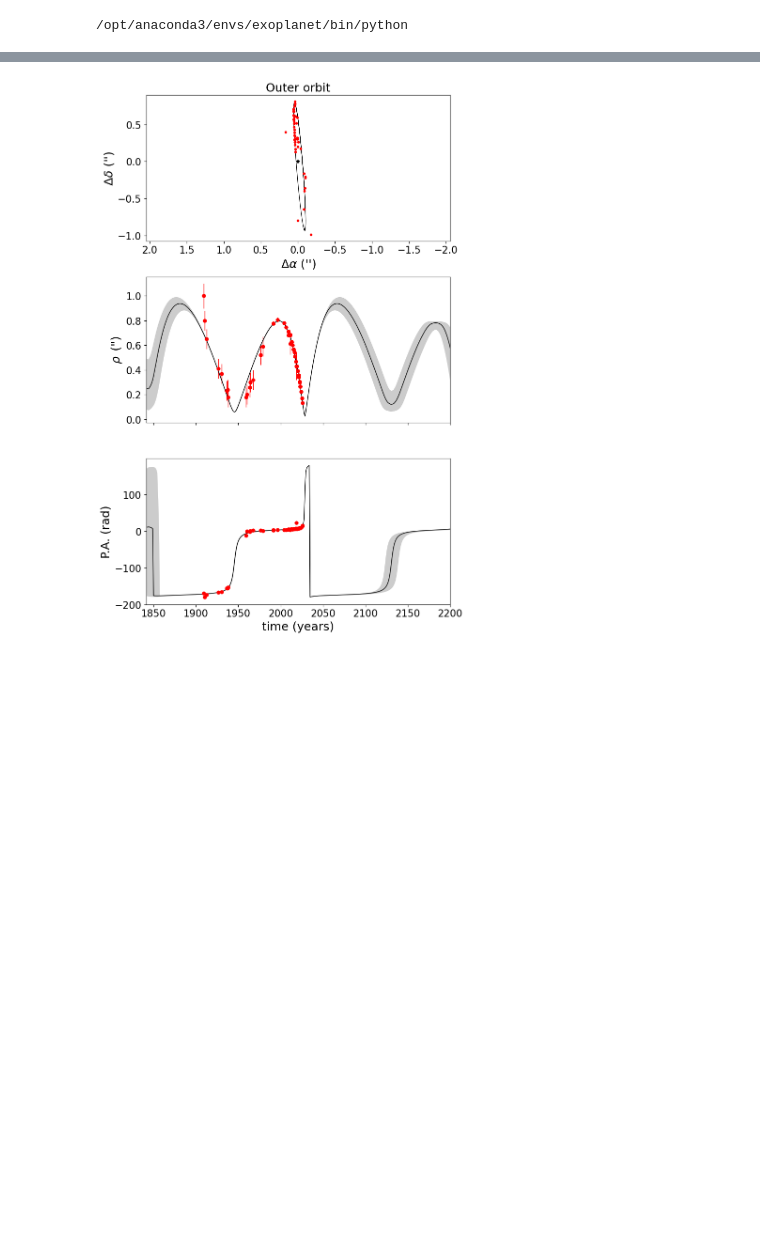
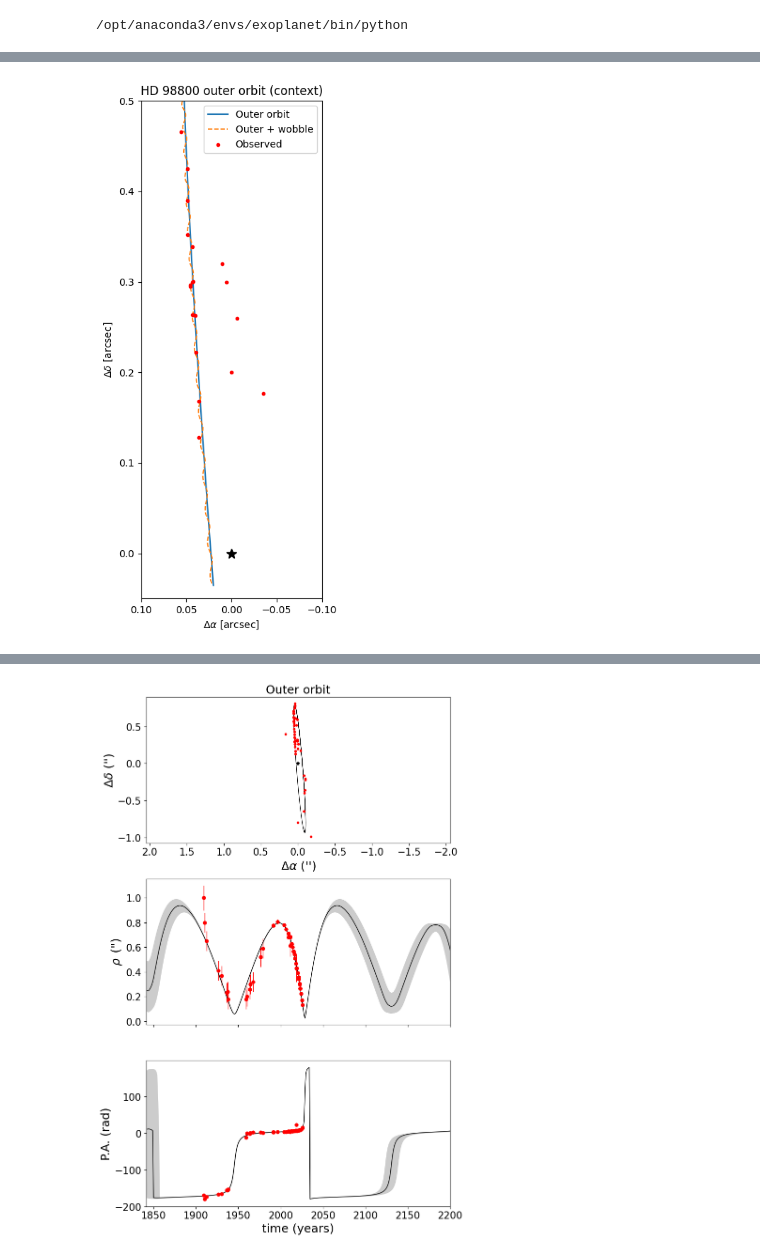
Before and after one commit to szunigaf/HD98800-orbit, a Jupyter notebook: AaAbB/AaAbB_orbit.ipynb, the cells around one changed output, grey strips where cells are left out. Drawn from its saved outputs; the diff is of its cells as text; code cells hidden in the pictures; blank space fills up the shorter version.

```diff
--- a/AaAbB/AaAbB_orbit.ipynb
+++ b/AaAbB/AaAbB_orbit.ipynb
@@ -534,3 +2639,91 @@ logp: -439.42755187266886 -> 19.873920070139285
+# %%
+# ============================================================
+# ZOOMED XY ASTROMETRY PLOT + ISOLATED WOBBLE PANEL
+# ============================================================
+#
+# The wobble amplitude is f_wobble * a_ang ~ 0.14 * 19 mas ~ 2.7 mas,
+# three orders of magnitude smaller than the outer orbit (~1 arcsec).
+# Overlaying both curves at arcsec zoom can never resolve this, no
+# matter how much you zoom in (the outer orbit sweeps out of any
+# mas-scale box within a year or two). The fix is to isolate the
+# wobble term itself (outer+wobble minus pure outer) and plot it on
+# its own mas-scale panel.
+
+#fig, (ax, ax2) = plt.subplots(nrows=1, ncols=2, figsize=(15, 7))
+fig, ax = plt.subplots(nrows=1, ncols=1, figsize=(8, 8))
+
+# ------------------------------------------------------------
+# LEFT: outer orbit with / without wobble (context view)
+# ------------------------------------------------------------
+
+ax.plot(
+    map_soln["x_save_outer_xy"],
+    map_soln["y_save_outer_xy"],
+    color="C0",
+    lw=1.5,
+    label="Outer orbit"
+)
+
+ax.plot(
+    map_soln["x_save_outer_wobble"],
+    map_soln["y_save_outer_wobble"],
+    color="C1",
+    lw=1.2,
+    ls="--",
+    label="Outer + wobble"
+)
+
+ax.scatter(
+    yd,
+    xd,
+    marker=".",
+    color="r",
+    zorder=3,
+    label="Observed"
+)
+
+ax.plot(0, 0, "k*", ms=10)
+
+ax.set_xlabel(r"$\Delta\alpha$ [arcsec]")
+ax.set_ylabel(r"$\Delta\delta$ [arcsec]")
+ax.invert_xaxis()
+ax.set_xlim(0.1, -0.1)
+ax.set_ylim(-0.05, 0.5)
+ax.set_aspect("equal", adjustable="box")
+ax.set_title("HD 98800 outer orbit (context)")
+ax.legend(loc="best")
+
+# ------------------------------------------------------------
+# RIGHT: isolated wobble contribution, in mas
+# ------------------------------------------------------------
+
+dx_wobble_mas = (
+    map_soln["x_save_outer_wobble"] - map_soln["x_save_outer_xy"]
+) * 1000
+
+dy_wobble_mas = (
+    map_soln["y_save_outer_wobble"] - map_soln["y_save_outer_xy"]
+) * 1000
+
+#ax2.plot(dx_wobble_mas, dy_wobble_mas, color="C1", lw=1.0)
+#ax2.plot(0, 0, "k+", ms=12, mew=2)
+
+#ax2.set_xlabel(r"$\Delta\alpha$ wobble [mas]")
+#ax2.set_ylabel(r"$\Delta\delta$ wobble [mas]")
+#ax2.invert_xaxis()
+#ax2.set_aspect("equal", adjustable="box")
+#ax2.grid(alpha=0.3)
+#ax2.set_title(
+#    f"Isolated Aa-Ab wobble ($f_{{\\rm wobble}}$ = {map_soln['f_wobble']:.3f})"
+#)
+
+plt.tight_layout()
+
+plt.savefig("Plots/AB_wobble_effect.pdf")
+
+plt.show()
+# %% [output]
+[figure, added]
 # %%
 def calc_K_2(Mtot, m_comp, ecc, inc, a):
     """
```
Also changed, not shown: parts of 17 cells of this notebook, 23 other files.
